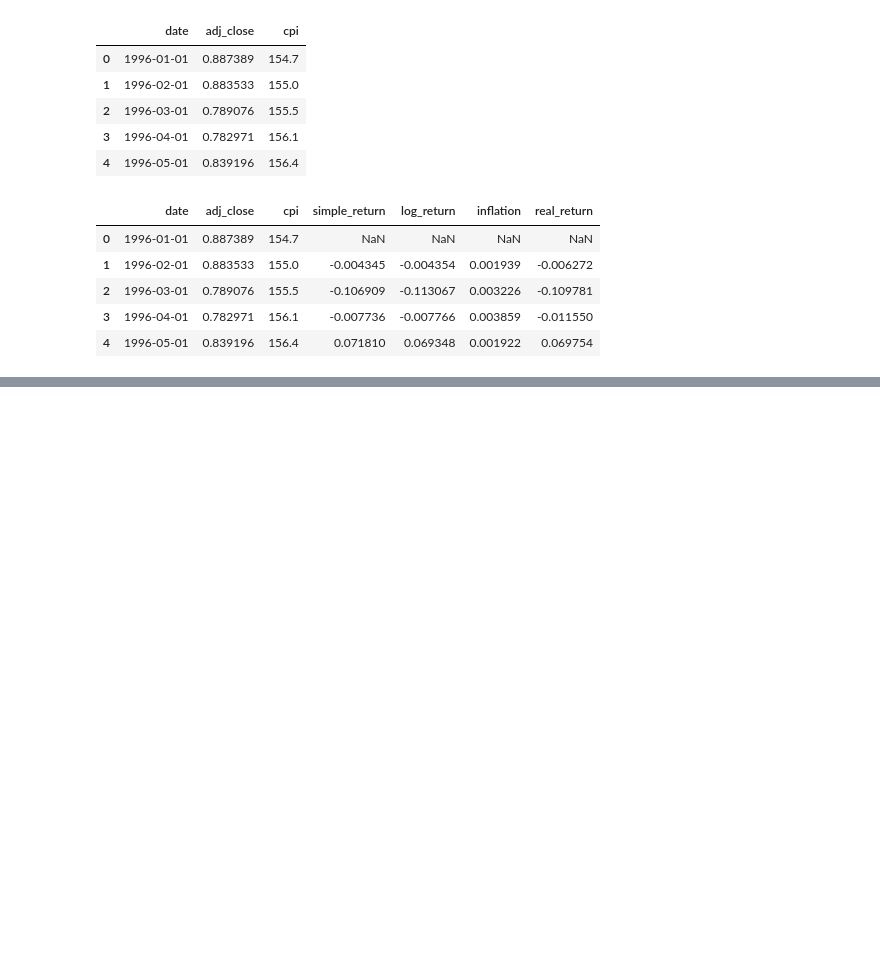
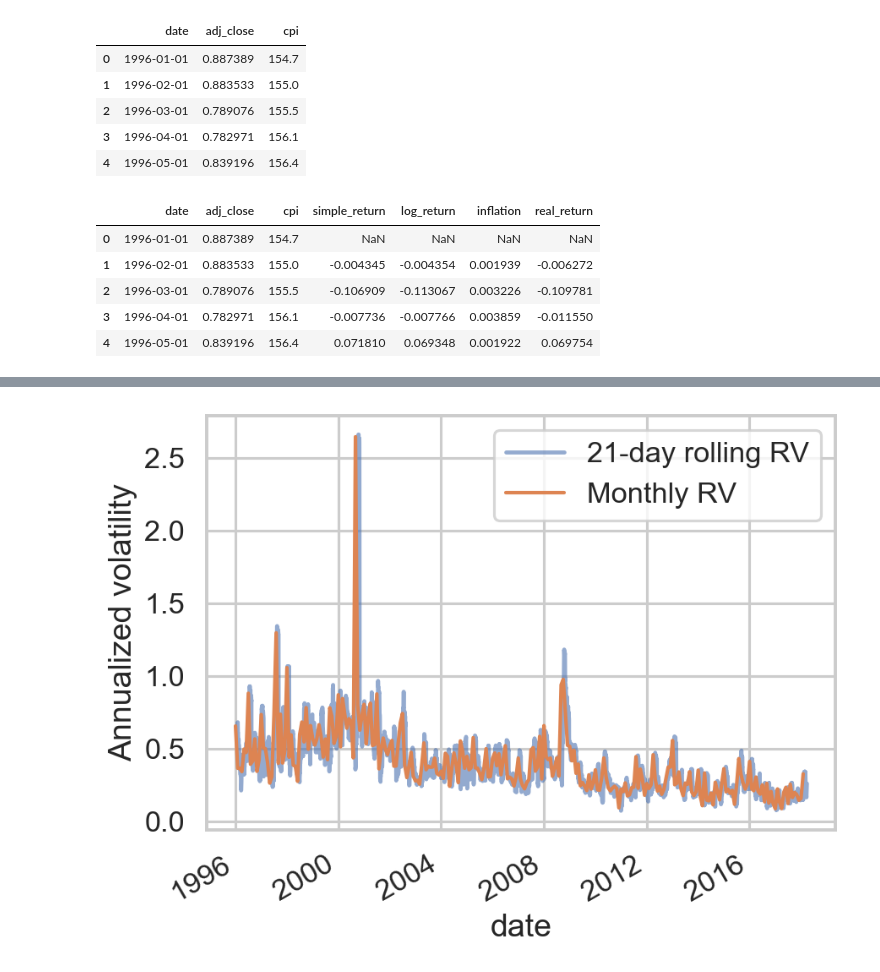
Before and after one commit to FullStackAnalyst/SM-ML-DL-FL, a Jupyter notebook: Experiment/Finance Notebooks/NDL.ipynb, the cells around one changed output, grey strips where cells are left out. Cells and saved outputs as stored; diff of their text form; code cells hidden in the pictures; blank space fills up the shorter version.

```diff
--- a/Experiment/Finance Notebooks/NDL.ipynb
+++ b/Experiment/Finance Notebooks/NDL.ipynb
@@ -76,3 +75,27 @@ data.head()
 | 2 | 1996-03-01 | 0.789076 | 155.5 | -0.106909 | -0.113067 | 0.003226 | -0.109781 |
 | 3 | 1996-04-01 | 0.782971 | 156.1 | -0.007736 | -0.007766 | 0.003859 | -0.011550 |
 | 4 | 1996-05-01 | 0.839196 | 156.4 | 0.071810 | 0.069348 | 0.001922 | 0.069754 |
+# %%
+px_w = df.set_index("date")["adj_close"]
+log_ret_w = df.set_index("date")["log_return"]  # ✅ daily
+
+freq_returns_w = {
+    f: px_w.resample(f).last().pct_change().dropna() for f in ["W", "MS", "QS", "YS"]
+}
+
+# Additivity check: daily log return jog = monthly log return
+monthly_log_w = log_ret_w.resample("MS").sum()
+check_w = np.log(px_w.resample("MS").last()).diff()
+print(
+    "Log return additivity ok:",
+    np.allclose(monthly_log_w.iloc[1:], check_w.iloc[1:], atol=1e-6),
+)
+
+summary_w = pd.DataFrame(
+    {
+        "mean": {f: r.mean() for f, r in freq_returns_w.items()},
+        "std": {f: r.std() for f, r in freq_returns_w.items()},
+        "count": {f: len(r) for f, r in freq_returns_w.items()},
+    }
+)
+summary_w
@@ -78,0 +109,9 @@ data.head()
+# %%
+# Monthly RV: sqrt(sum r^2) * sqrt(12)
+rv_monthly_w = log_ret_w.pow(2).resample("MS").sum().pow(0.5) * np.sqrt(12)
+rv_monthly_w = rv_monthly_w.iloc[:-1]  # March 2018 partial month bad
+
+# Rolling 21-day RV: std * sqrt(252)
+rv_21d_w = log_ret_w.rolling(21).std() * np.sqrt(252)
+
+rv_monthly_w.tail()
@@ -78,0 +126,9 @@ data.head()
+# %%
+fig, ax = plt.subplots()
+rv_21d_w.plot(ax=ax, label="21-day rolling RV", alpha=0.6)
+rv_monthly_w.plot(ax=ax, label="Monthly RV", linewidth=2)
+ax.set_ylabel("Annualized volatility")
+ax.legend()
+plt.show()
+# %% [output]
+[figure, added]
```
Also changed, not shown: parts of 7 cells of this notebook, 1 other file.
